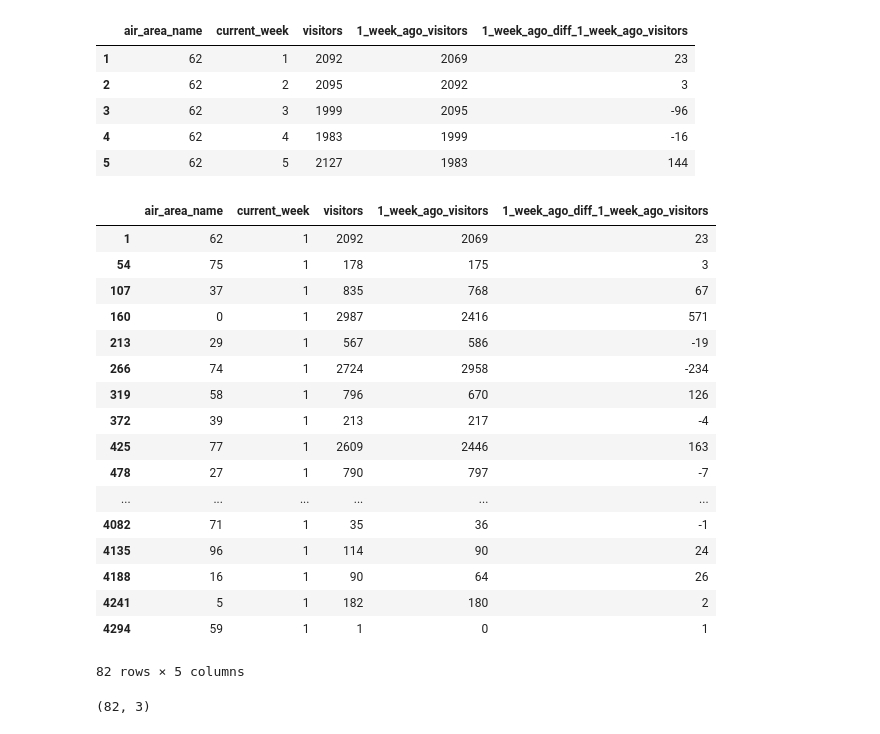
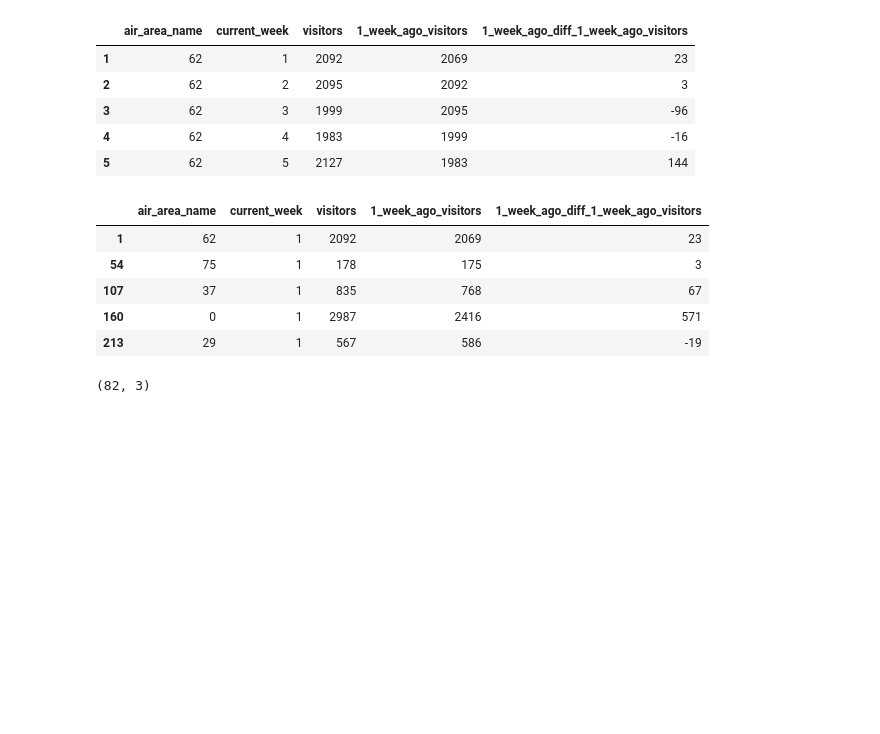
Before and after one commit to Gan001/dataviz-final-project, a Jupyter notebook: ML_Air.ipynb, the cells around one changed output. Cells and saved outputs as stored; diff of their text form; code cells hidden in the pictures; blank space fills up the shorter version.

```diff
--- a/ML_Air.ipynb
+++ b/ML_Air.ipynb
@@ -82,26 +80,14 @@ clean_ml_df.head(5)
 # %%
 week_one_clean_ml_df = clean_ml_df.loc[clean_ml_df["current_week"] == 1]
 no_zeroes_clean_ml_df = week_one_clean_ml_df.loc[week_one_clean_ml_df["visitors"] != 0]
-no_zeroes_clean_ml_df
+no_zeroes_clean_ml_df.head()
 # %% [output]
 |  | air_area_name | current_week | visitors | 1_week_ago_visitors | 1_week_ago_diff_1_week_ago_visitors |
 | 1 | 62 | 1 | 2092 | 2069 | 23 |
 | 54 | 75 | 1 | 178 | 175 | 3 |
 | 107 | 37 | 1 | 835 | 768 | 67 |
 | 160 | 0 | 1 | 2987 | 2416 | 571 |
 | 213 | 29 | 1 | 567 | 586 | -19 |
-| 266 | 74 | 1 | 2724 | 2958 | -234 |
-| 319 | 58 | 1 | 796 | 670 | 126 |
-| 372 | 39 | 1 | 213 | 217 | -4 |
-| 425 | 77 | 1 | 2609 | 2446 | 163 |
-| 478 | 27 | 1 | 790 | 797 | -7 |
-| ... | ... | ... | ... | ... | ... |
-| 4082 | 71 | 1 | 35 | 36 | -1 |
-| 4135 | 96 | 1 | 114 | 90 | 24 |
-| 4188 | 16 | 1 | 90 | 64 | 26 |
-| 4241 | 5 | 1 | 182 | 180 | 2 |
-| 4294 | 59 | 1 | 1 | 0 | 1 |
-82 rows × 5 columns
 # %%
 features = ['air_area_name','current_week','1_week_ago_diff_1_week_ago_visitors']
 X = no_zeroes_clean_ml_df[list(features)].values
```
Also changed, not shown: parts of 22 cells of this notebook, 1 other file.
